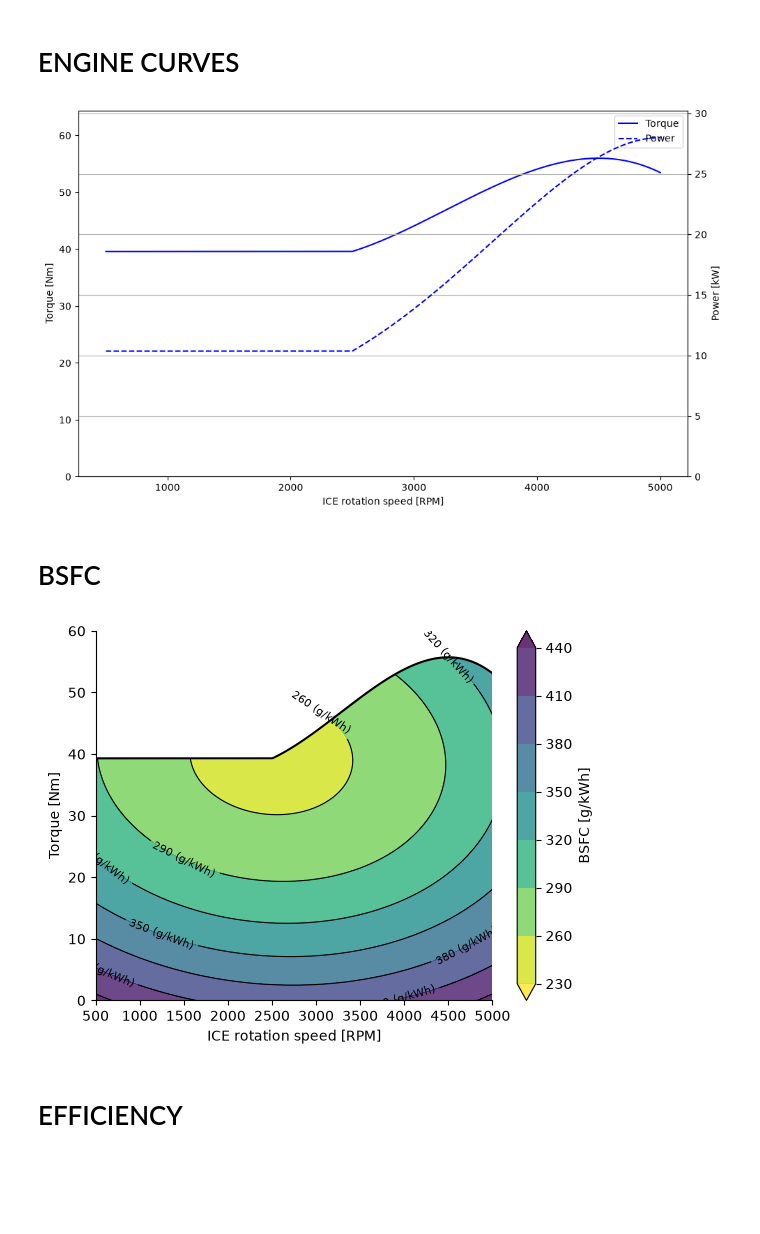
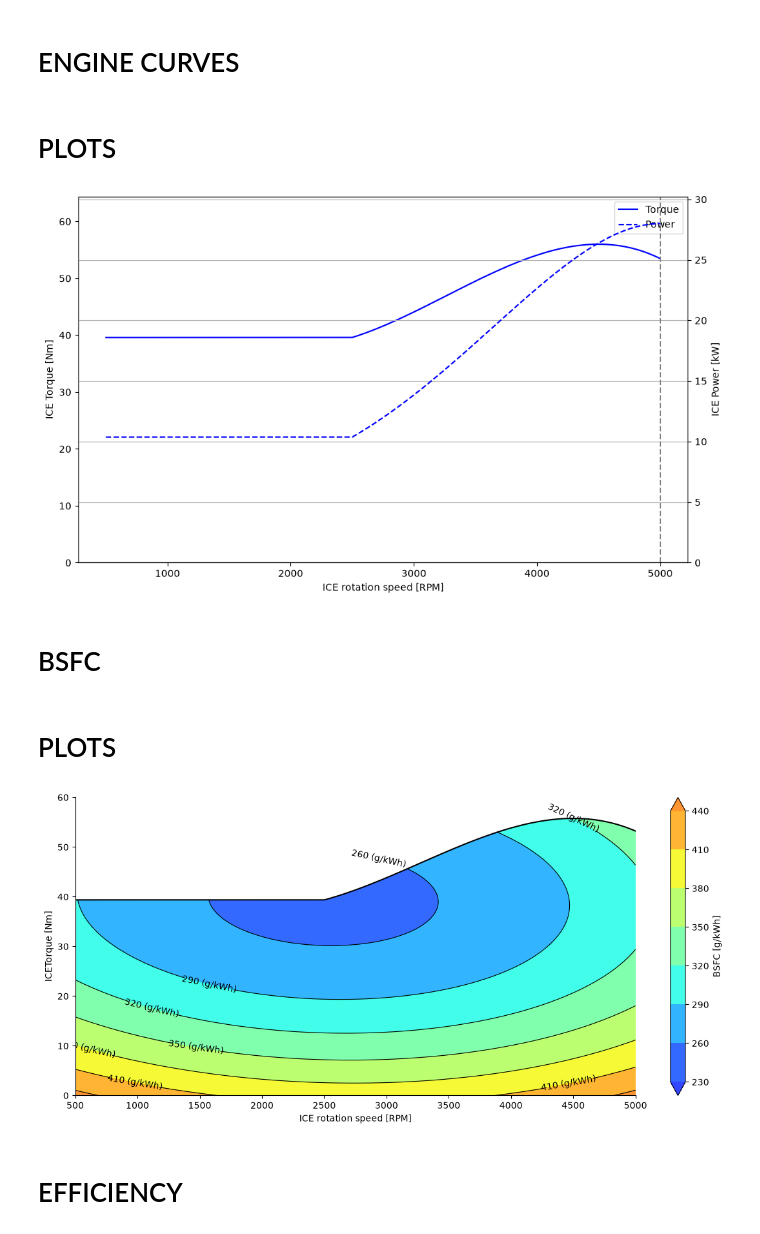
Before and after one commit to tomBeauve/MECA0527_Homeworks, a Jupyter notebook: homework2/HW2.ipynb, the cells around one changed output. Cells and saved outputs as stored; diff of their text form; code cells hidden in the pictures; blank space fills up the shorter version.

```diff
--- a/homework2/HW2.ipynb
+++ b/homework2/HW2.ipynb
@@ -119,36 +134,37 @@ for i in range(len(rpm_ex)):
+# %% [markdown]
+# PLOTS
 # %%
 fig, ax1 = plt.subplots(figsize=(10, 6))
 
 # Left axis : Torques
-line1 = ax1.plot(rpm_ex, C_final, label='Torque', color='blue')
+line1 = ax1.plot(rpm_ice, C_final, label='Torque', color='blue')
 ax1.set_xlabel('ICE rotation speed [RPM]')
-ax1.set_ylabel('Torque [Nm]')
+ax1.set_ylabel('ICE Torque [Nm]')
 ax1.tick_params(axis='y')
 
 # Right axis : Powers
 ax2 = ax1.twinx()
-line2 = ax2.plot(rpm_ex, P_final*10**-3, linestyle='--', label='Power', color='blue')
-ax2.set_ylabel('Power [kW]')
+line2 = ax2.plot(rpm_ice, P_final*10**-3, linestyle='--', label='Power', color='blue')
+ax2.set_ylabel('ICE Power [kW]')
 ax2.tick_params(axis='y')
 ax2.grid(False) # Either 2 grids mixed, awful
 
 # Scaling
-ax1.set_ylim(0, C2_ex * 1.15)
-ax2.set_ylim(0, (P1_ex*10**-3) * 1.08)
+ax1.set_ylim(0, C2_ice * 1.15)
+ax2.set_ylim(0, (P1_ice*10**-3) * 1.08)
+
+# Base speed
+plt.axvline(x=rpm_b_gen, linestyle='dashed', color='gray', label='Base speed')
 
 # Legend
 lines = line1 + line2
 labels = [l.get_label() for l in lines]
 ax1.legend(lines, labels)
-#lines, labels, loc='lower center', frameon=True, facecolor='white', framealpha=0.9
 plt.tight_layout()
 plt.grid(True)
-#plt.savefig("figures/MotorTraction/MotorCurves.svg", bbox_inches='tight', dpi=300)
-#plt.savefig("figures/MotorTraction/MotorCurves.pdf", bbox_inches='tight', dpi=300)
-#plt.close()
 plt.show()
 # %% [output]
-[figure, old version]
+[figure, new version]
 # %% [markdown]
 # BSFC
 # %%
@@ -159,29 +175,37 @@ c3 = 9.845e-6
 c4 = 1.308e-4
 c5 = 9.346e-2
 
-rpm_grid = np.linspace(500, 5000, 6000)
-T_grid = np.linspace(0, 56, 6000)
-rpm_grid, T_grid = np.meshgrid(rpm_grid, T_grid)
+rpm_grid_ice = np.linspace(500, 5000, 6000)
+T_grid_ice = np.linspace(0, 56, 6000)
+rpm_grid_ice, T_grid_ice = np.meshgrid(rpm_grid_ice, T_grid_ice)
 
-bsfc = c0 + c1*rpm_grid + c2*T_grid + c3*rpm_grid**2 + c4*rpm_grid*T_grid + c5*T_grid**2
+bsfc = c0 + c1*rpm_grid_ice + c2*T_grid_ice + c3*rpm_grid_ice**2 + c4*rpm_grid_ice*T_grid_ice + c5*T_grid_ice**2
+# %% [markdown]
+# PLOTS
 # %%
-fig, ax = plt.subplots()
+fig, ax = plt.subplots(figsize=(14, 6))
 ax.spines['top'].set_visible(False)
 ax.spines['right'].set_visible(False)
+
+# Contour lines of BSFC (lowest value, largest value, step)
 levels = np.arange(230, 450, 30)
-cf = ax.contourf(rpm_grid, T_grid, bsfc, levels=levels, cmap='viridis_r', alpha=0.8, extend='both')
+cs = ax.contour(rpm_grid_ice, T_grid_ice, bsfc, levels=levels, colors='k', linewidths=0.8, alpha=1)
+ax.clabel(cs, inline=True, fontsize=10, fmt='%1.0f (g/kWh)')
+
+# Special Color map
+cmap_eff = LinearSegmentedColormap.from_list('jet_soft', plt.cm.jet(np.linspace(0.15, 0.78, 256)))
+cf = ax.contourf(rpm_grid_ice, T_grid_ice, bsfc, levels=levels, cmap=cmap_eff, alpha=0.8, extend='both')
 fig.colorbar(cf, ax=ax, label='BSFC [g/kWh]')
-cs = ax.contour(rpm_grid, T_grid, bsfc, levels=levels, colors='k', linewidths=0.8, alpha=1)
-ax.clabel(cs, inline=True, fontsize=8, fmt='%1.0f (g/kWh)')
-ax.plot(rpm_ex, C_final, color='black', linewidth=4)
-ax.fill_between(rpm_ex, C_final, 500, color='white', zorder=2) # Hide above torque curve
+
+ax.plot(rpm_ice, C_final, color='black', linewidth=4)
+ax.fill_between(rpm_ice, C_final, 500, color='white', zorder=2) # Hide above torque curve
 ax.set_xlim(500, 5000)
 ax.set_ylim(0, 60)
 ax.set_xlabel('ICE rotation speed [RPM]')
-ax.set_ylabel('Torque [Nm]')
+ax.set_ylabel('ICETorque [Nm]')
 plt.show()
 # %% [output]
-[figure, old version]
+[figure, new version]
 # %% [markdown]
 # EFFICIENCY
 # %%
```
Also changed, not shown: parts of 13 cells of this notebook.
